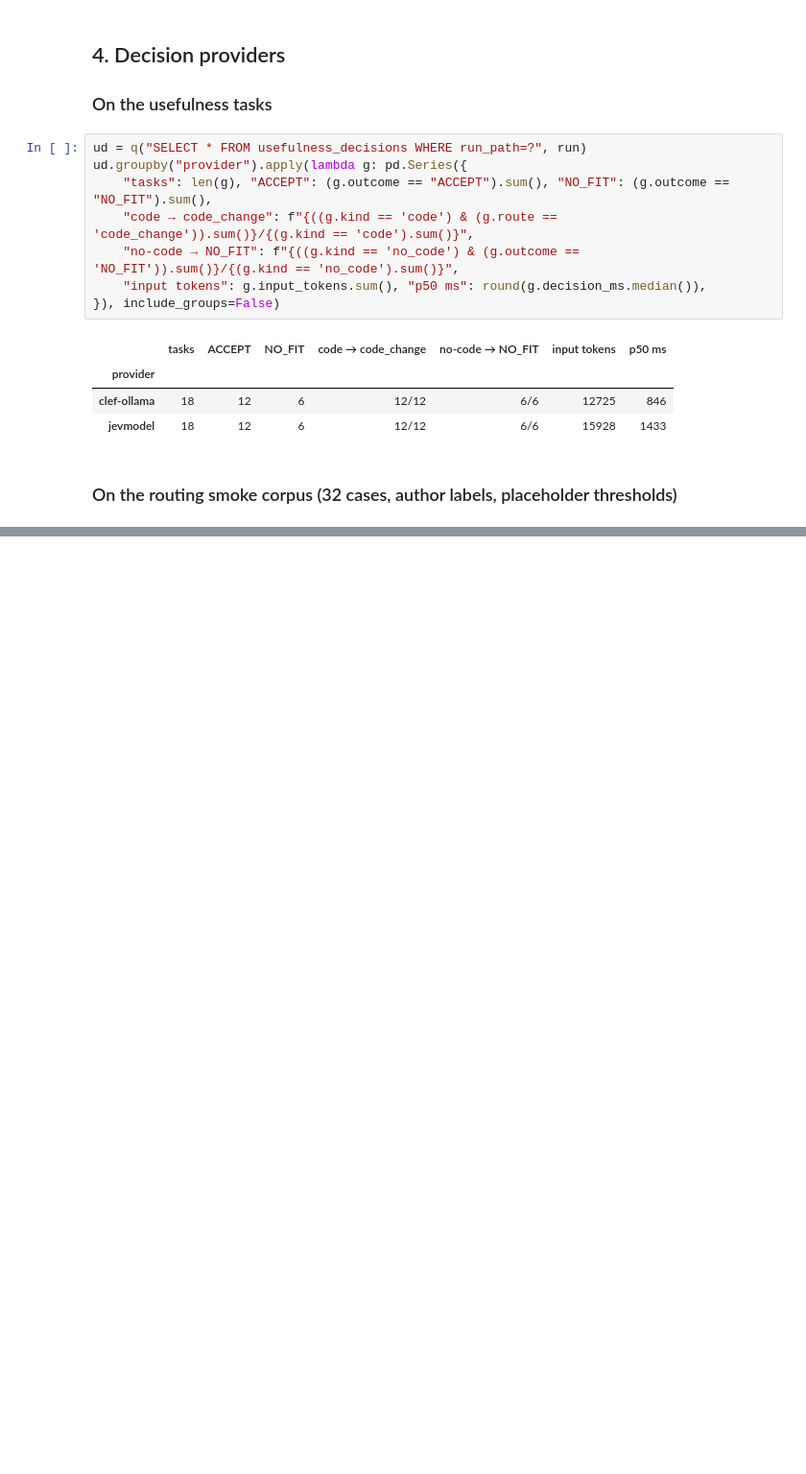
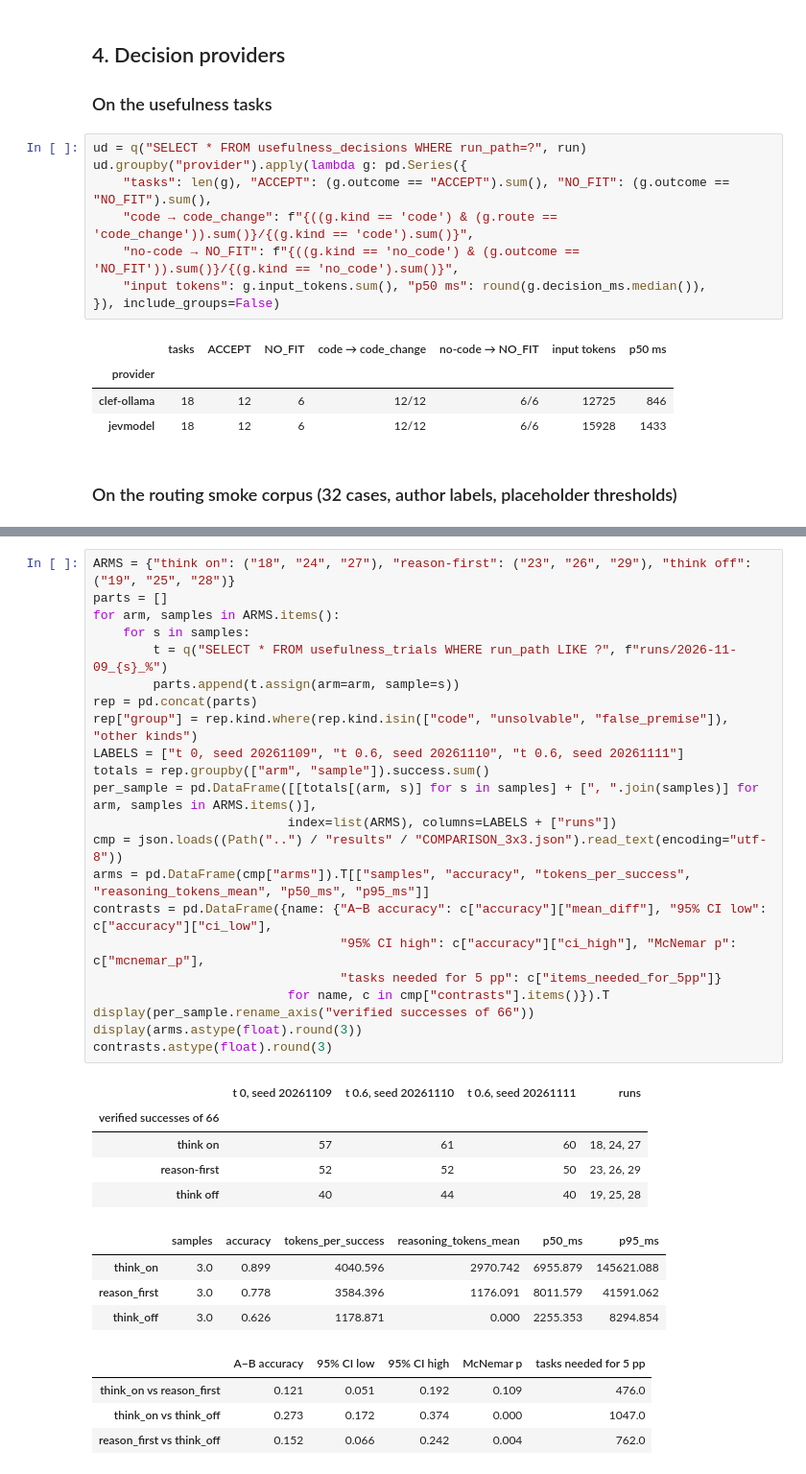
Before and after one commit to dboles99/rosetta-bench, a Jupyter notebook: notebooks/decision_layer_analysis.ipynb, the cells around one changed output, grey strips where cells are left out. Shown at 96% size. Cells and saved outputs as stored; diff of their text form; blank space fills up the shorter version.

```diff
--- a/notebooks/decision_layer_analysis.ipynb
+++ b/notebooks/decision_layer_analysis.ipynb
@@ -266,0 +287,36 @@ plt.tight_layout(); plt.show()
+# %%
+ARMS = {"think on": ("18", "24", "27"), "reason-first": ("23", "26", "29"), "think off": ("19", "25", "28")}
+parts = []
+for arm, samples in ARMS.items():
+    for s in samples:
+        t = q("SELECT * FROM usefulness_trials WHERE run_path LIKE ?", f"runs/2026-11-09_{s}_%")
+        parts.append(t.assign(arm=arm, sample=s))
+rep = pd.concat(parts)
+rep["group"] = rep.kind.where(rep.kind.isin(["code", "unsolvable", "false_premise"]), "other kinds")
+LABELS = ["t 0, seed 20261109", "t 0.6, seed 20261110", "t 0.6, seed 20261111"]
+totals = rep.groupby(["arm", "sample"]).success.sum()
+per_sample = pd.DataFrame([[totals[(arm, s)] for s in samples] + [", ".join(samples)] for arm, samples in ARMS.items()],
+                          index=list(ARMS), columns=LABELS + ["runs"])
+cmp = json.loads((Path("..") / "results" / "COMPARISON_3x3.json").read_text(encoding="utf-8"))
+arms = pd.DataFrame(cmp["arms"]).T[["samples", "accuracy", "tokens_per_success", "reasoning_tokens_mean", "p50_ms", "p95_ms"]]
+contrasts = pd.DataFrame({name: {"A−B accuracy": c["accuracy"]["mean_diff"], "95% CI low": c["accuracy"]["ci_low"],
+                                 "95% CI high": c["accuracy"]["ci_high"], "McNemar p": c["mcnemar_p"],
+                                 "tasks needed for 5 pp": c["items_needed_for_5pp"]}
+                          for name, c in cmp["contrasts"].items()}).T
+display(per_sample.rename_axis("verified successes of 66"))
+display(arms.astype(float).round(3))
+contrasts.astype(float).round(3)
+# %% [output]
+|  | t 0, seed 20261109 | t 0.6, seed 20261110 | t 0.6, seed 20261111 | runs |
+| verified successes of 66 |  |  |  |  |
+| think on | 57 | 61 | 60 | 18, 24, 27 |
+| reason-first | 52 | 52 | 50 | 23, 26, 29 |
+| think off | 40 | 44 | 40 | 19, 25, 28 |
+|  | samples | accuracy | tokens_per_success | reasoning_tokens_mean | p50_ms | p95_ms |
+| think_on | 3.0 | 0.899 | 4040.596 | 2970.742 | 6955.879 | 145621.088 |
+| reason_first | 3.0 | 0.778 | 3584.396 | 1176.091 | 8011.579 | 41591.062 |
+| think_off | 3.0 | 0.626 | 1178.871 | 0.000 | 2255.353 | 8294.854 |
+|  | A−B accuracy | 95% CI low | 95% CI high | McNemar p | tasks needed for 5 pp |
+| think_on vs reason_first | 0.121 | 0.051 | 0.192 | 0.109 | 476.0 |
+| think_on vs think_off | 0.273 | 0.172 | 0.374 | 0.000 | 1047.0 |
+| reason_first vs think_off | 0.152 | 0.066 | 0.242 | 0.004 | 762.0 |
```
Also changed, not shown: parts of 13 cells of this notebook, 27 other files.
